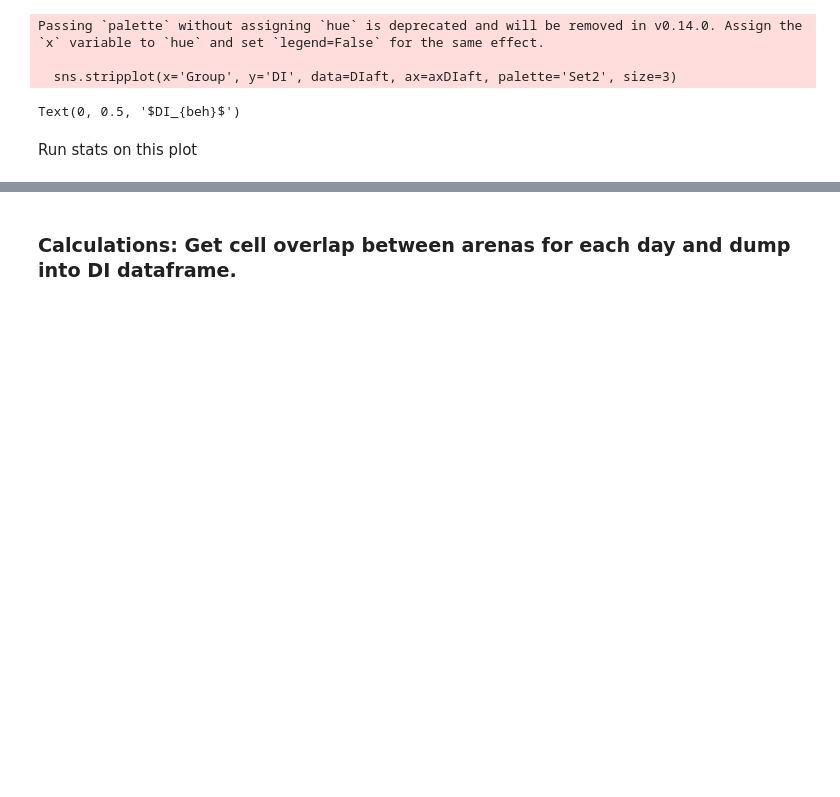
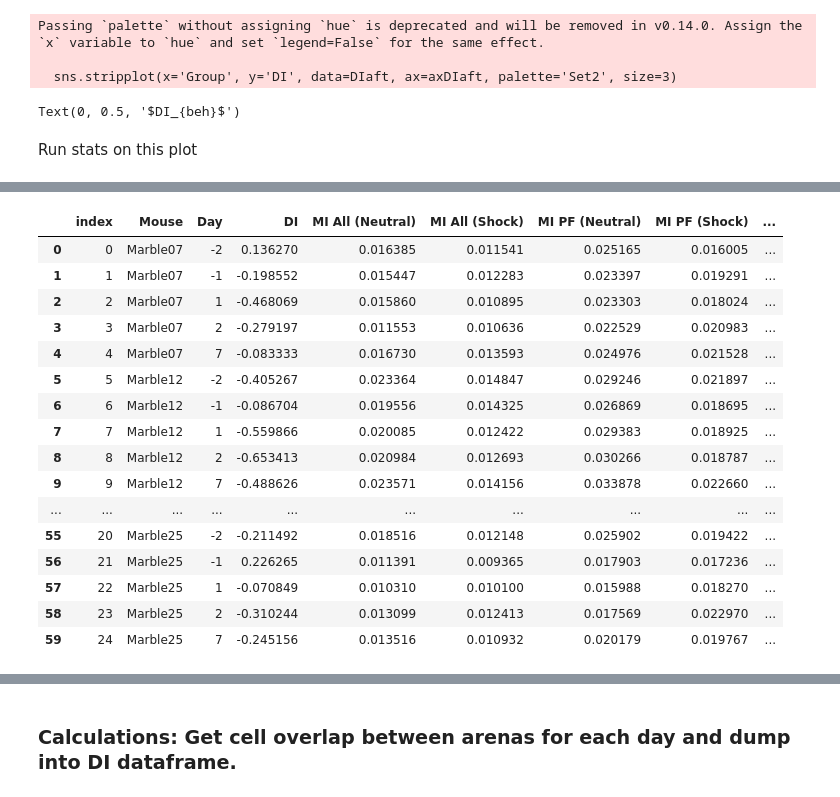
Before and after one commit to nkinsky/Eraser, a Jupyter notebook: Notebooks/Figure1_and_S1.ipynb, the cells around one changed output, grey strips where cells are left out. Drawn from its saved outputs; the diff is of its cells as text; code cells hidden in the pictures; blank space fills up the shorter version.

```diff
--- a/Notebooks/Figure1_and_S1.ipynb
+++ b/Notebooks/Figure1_and_S1.ipynb
@@ -780,3 +797,23 @@ Run stats on this plot
+# %%
+DIdf
+# %% [output]
+|  | index | Mouse | Day | DI | MI All (Neutral) | MI All (Shock) | MI PF (Neutral) | MI PF (Shock) | ... |
+| 0 | 0 | Marble07 | -2 | 0.136270 | 0.016385 | 0.011541 | 0.025165 | 0.016005 | ... |
+| 1 | 1 | Marble07 | -1 | -0.198552 | 0.015447 | 0.012283 | 0.023397 | 0.019291 | ... |
+| 2 | 2 | Marble07 | 1 | -0.468069 | 0.015860 | 0.010895 | 0.023303 | 0.018024 | ... |
+| 3 | 3 | Marble07 | 2 | -0.279197 | 0.011553 | 0.010636 | 0.022529 | 0.020983 | ... |
+| 4 | 4 | Marble07 | 7 | -0.083333 | 0.016730 | 0.013593 | 0.024976 | 0.021528 | ... |
+| 5 | 5 | Marble12 | -2 | -0.405267 | 0.023364 | 0.014847 | 0.029246 | 0.021897 | ... |
+| 6 | 6 | Marble12 | -1 | -0.086704 | 0.019556 | 0.014325 | 0.026869 | 0.018695 | ... |
+| 7 | 7 | Marble12 | 1 | -0.559866 | 0.020085 | 0.012422 | 0.029383 | 0.018925 | ... |
+| 8 | 8 | Marble12 | 2 | -0.653413 | 0.020984 | 0.012693 | 0.030266 | 0.018787 | ... |
+| 9 | 9 | Marble12 | 7 | -0.488626 | 0.023571 | 0.014156 | 0.033878 | 0.022660 | ... |
+| ... | ... | ... | ... | ... | ... | ... | ... | ... | ... |
+| 55 | 20 | Marble25 | -2 | -0.211492 | 0.018516 | 0.012148 | 0.025902 | 0.019422 | ... |
+| 56 | 21 | Marble25 | -1 | 0.226265 | 0.011391 | 0.009365 | 0.017903 | 0.017236 | ... |
+| 57 | 22 | Marble25 | 1 | -0.070849 | 0.010310 | 0.010100 | 0.015988 | 0.018270 | ... |
+| 58 | 23 | Marble25 | 2 | -0.310244 | 0.013099 | 0.012413 | 0.017569 | 0.022970 | ... |
+| 59 | 24 | Marble25 | 7 | -0.245156 | 0.013516 | 0.010932 | 0.020179 | 0.019767 | ... |
 # %%
 tstat_aft_ln, p_aft_ln = s.ttest_ind(DIaft[DIaft.Group == 'Learners'].DI, DIaft[DIaft.Group == 'Non-Learners'].DI)
 tstat_aft_la, p_aft_la = s.ttest_ind(DIaft[DIaft.Group == 'Learners'].DI, DIaft[DIaft.Group == 'ANI'].DI)
```
Also changed, not shown: parts of 17 cells of this notebook, 1 other file.
